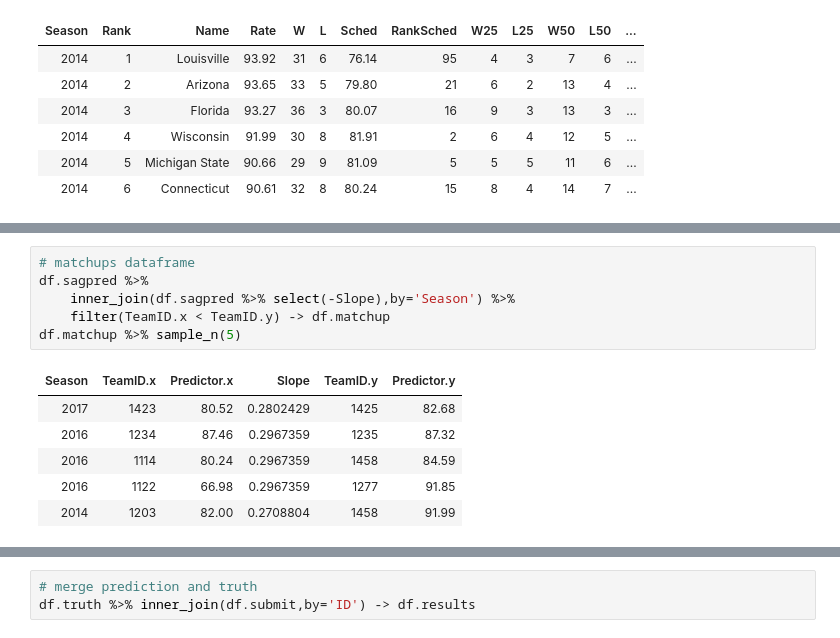
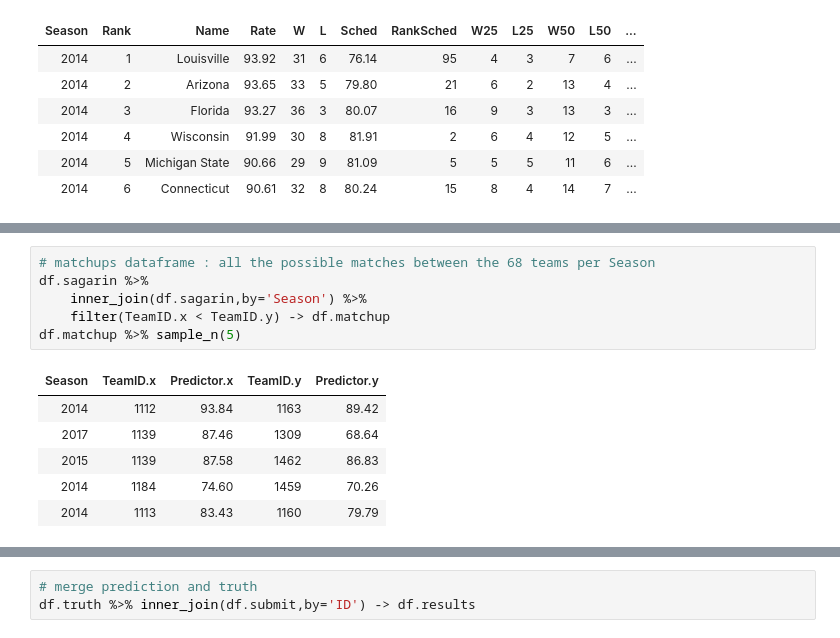
Before and after one commit to fab64443/marchmadness2019, a Jupyter notebook: SagarinFull.ipynb, the cells around one changed output, grey strips where cells are left out. Cells and saved outputs as stored; diff of their text form.

Commit message:
Sagarin bestqtl submission

```diff
--- a/SagarinFull.ipynb
+++ b/SagarinFull.ipynb
@@ -145,13 +168,13 @@ df.sagarin %>%
 # %%
-# matchups dataframe
-df.sagpred %>%
-    inner_join(df.sagpred %>% select(-Slope),by='Season') %>%
+# matchups dataframe : all the possible matches between the 68 teams per Season
+df.sagarin %>%
+    inner_join(df.sagarin,by='Season') %>%
     filter(TeamID.x < TeamID.y) -> df.matchup
 df.matchup %>% sample_n(5)
 # %% [output]
-| Season | TeamID.x | Predictor.x | Slope | TeamID.y | Predictor.y |
-| 2017 | 1423 | 80.52 | 0.2802429 | 1425 | 82.68 |
-| 2016 | 1234 | 87.46 | 0.2967359 | 1235 | 87.32 |
-| 2016 | 1114 | 80.24 | 0.2967359 | 1458 | 84.59 |
-| 2016 | 1122 | 66.98 | 0.2967359 | 1277 | 91.85 |
-| 2014 | 1203 | 82.00 | 0.2708804 | 1458 | 91.99 |
+| Season | TeamID.x | Predictor.x | TeamID.y | Predictor.y |
+| 2014 | 1112 | 93.84 | 1163 | 89.42 |
+| 2017 | 1139 | 87.46 | 1309 | 68.64 |
+| 2015 | 1139 | 87.58 | 1462 | 86.83 |
+| 2014 | 1184 | 74.60 | 1459 | 70.26 |
+| 2014 | 1113 | 83.43 | 1160 | 79.79 |
```
Also changed, not shown: parts of 23 cells of this notebook, 1 other file.
